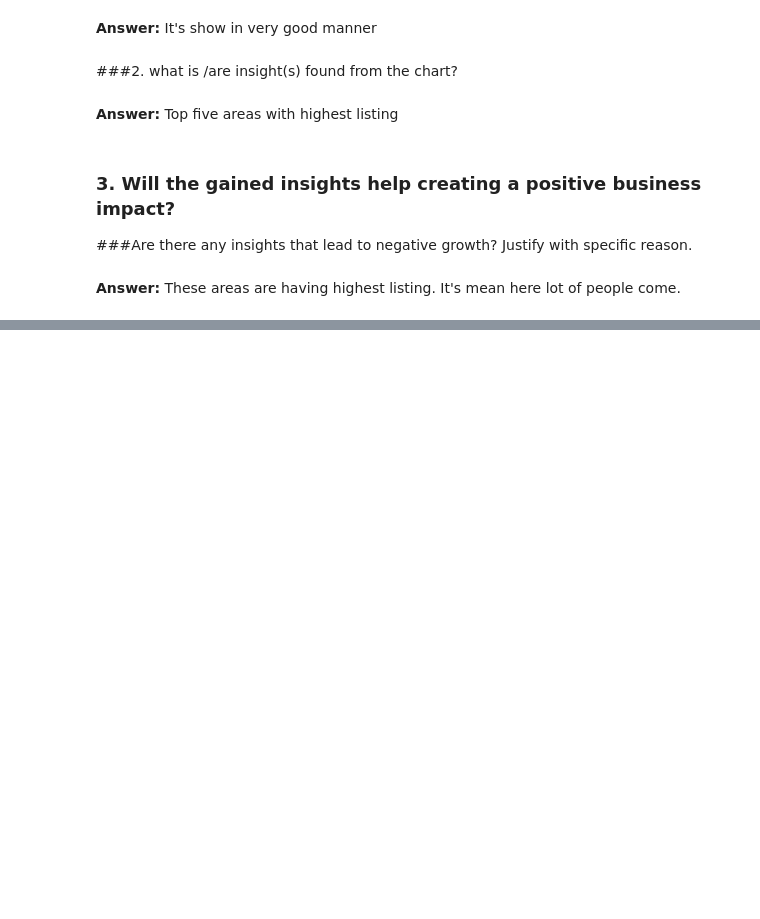
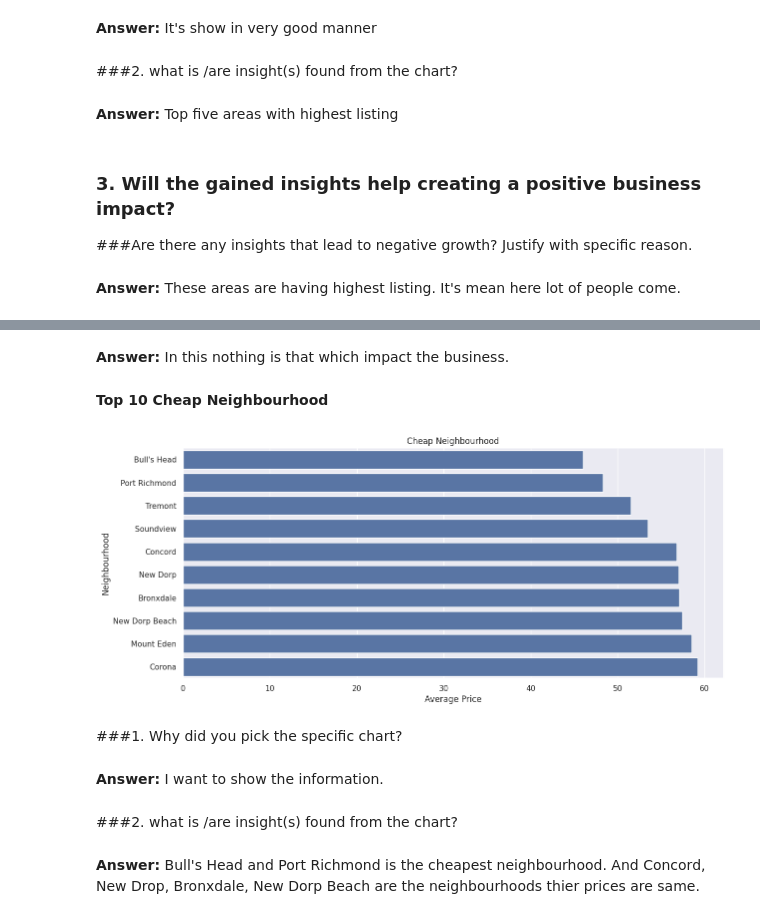
Before and after one commit to David-Kumawat/Capstone_Project-AirBnb_Bookings_Analysis, a Jupyter notebook: Capstone_EDA_Project_AirBnb_Bookings_Analysis.ipynb, the cells around one changed output, grey strips where cells are left out. Drawn from its saved outputs; the diff is of its cells as text; code cells hidden in the pictures; blank space fills up the shorter version.

```diff
--- a/Capstone_EDA_Project_AirBnb_Bookings_Analysis.ipynb
+++ b/Capstone_EDA_Project_AirBnb_Bookings_Analysis.ipynb
@@ -551,0 +653,24 @@ plt.show()
+# %% [markdown]
+**Answer:** In this nothing is that which impact the business.
+# %% [markdown]
+**Top 10 Cheap Neighbourhood**
+# %%
+# Chart - 8
+
+# Visualization
+sns.barplot(x='avg.price',y='neighbourhood',data=area_with_avg_price[:10],color='b')
+plt.title('Cheap Neighbourhood')
+plt.xlabel('Average Price')
+plt.ylabel('Neighbourhood')
+plt.show()
+# %% [output]
+[figure, added]
+# %% [markdown]
+###1. Why did you pick the specific chart?
+# %% [markdown]
+**Answer:** I want to show the information.
+# %% [markdown]
+###2. what is /are insight(s) found from the chart?
+# %% [markdown]
+**Answer:** Bull's Head and Port Richmond is the cheapest neighbourhood.
+And Concord, New Drop, Bronxdale, New Dorp Beach are the neighbourhoods thier prices are same.
```
Also changed, not shown: parts of 36 cells of this notebook.
